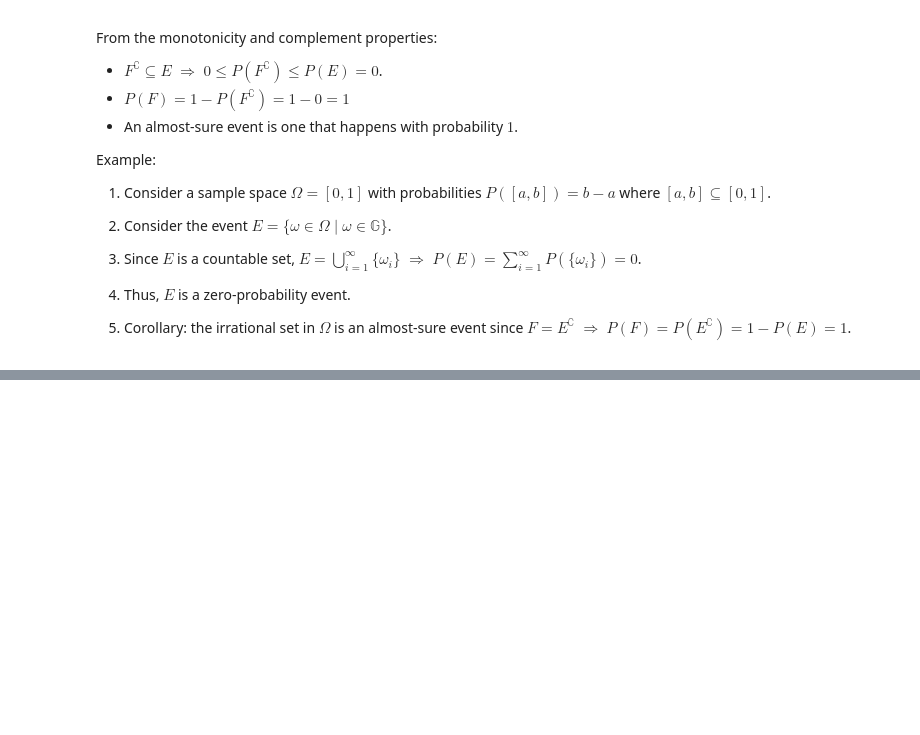
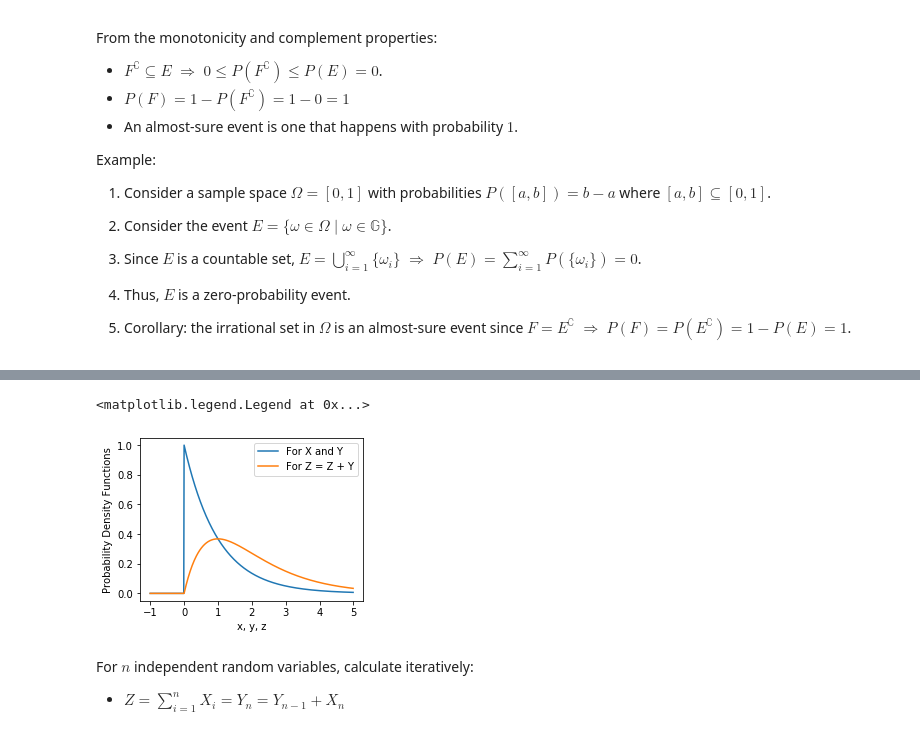
Before and after one commit to liunelson/learning-exercises, a Jupyter notebook: statlect/statlect_part2.ipynb, the cells around one changed output, grey strips where cells are left out. Drawn from its saved outputs; the diff is of its cells as text; code cells hidden in the pictures; blank space fills up the shorter version.

```diff
--- a/statlect/statlect_part2.ipynb
+++ b/statlect/statlect_part2.ipynb
@@ -220,0 +698,21 @@ except:
+# %%
+t = np.arange(-1, 5, 0.01)
+f_X = np.exp(-t)
+f_X[t <= 0] = 0
+f_Z = np.multiply(t, np.exp(-t))
+f_Z[t <= 0] = 0
+
+fig, ax = plt.subplots(nrows = 1, ncols = 1, figsize = (4, 3))
+ax.plot(t, f_X, label = 'For X and Y')
+ax.plot(t, f_Z, label = 'For Z = Z + Y')
+ax.set_xlabel('x, y, z')
+ax.set_ylabel('Probability Density Functions')
+ax.legend()
+# %% [output]
+<matplotlib.legend.Legend at 0x...>
+[figure, added]
+# %% [markdown]
+
+ For $n$ independent random variables,
+ calculate iteratively:
+ - $Z = \sum_{i = 1}^n X_i = Y_n = Y_{n-1} + X_n$
```
Also changed, not shown: parts of 22 cells of this notebook, 1 other file.
